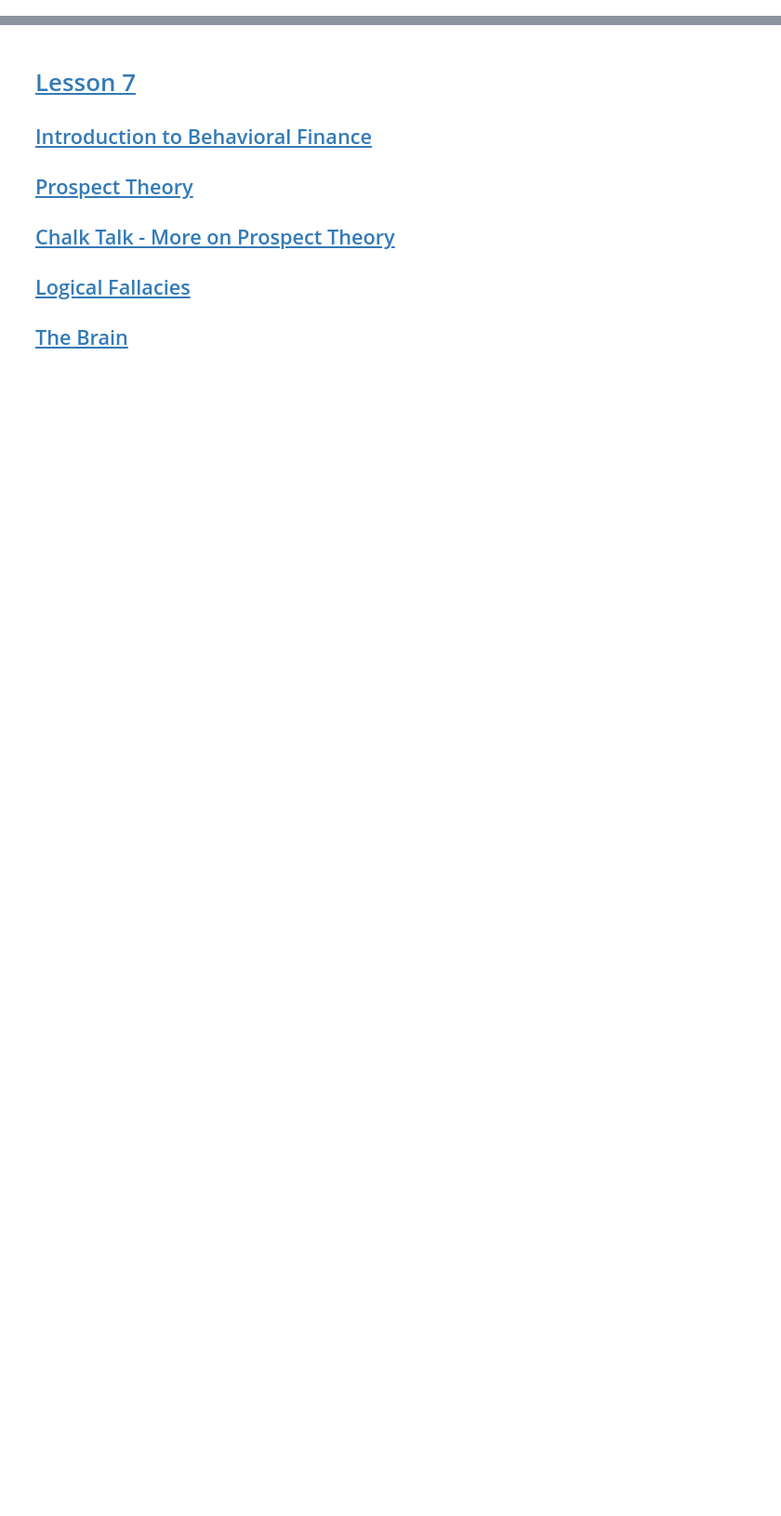
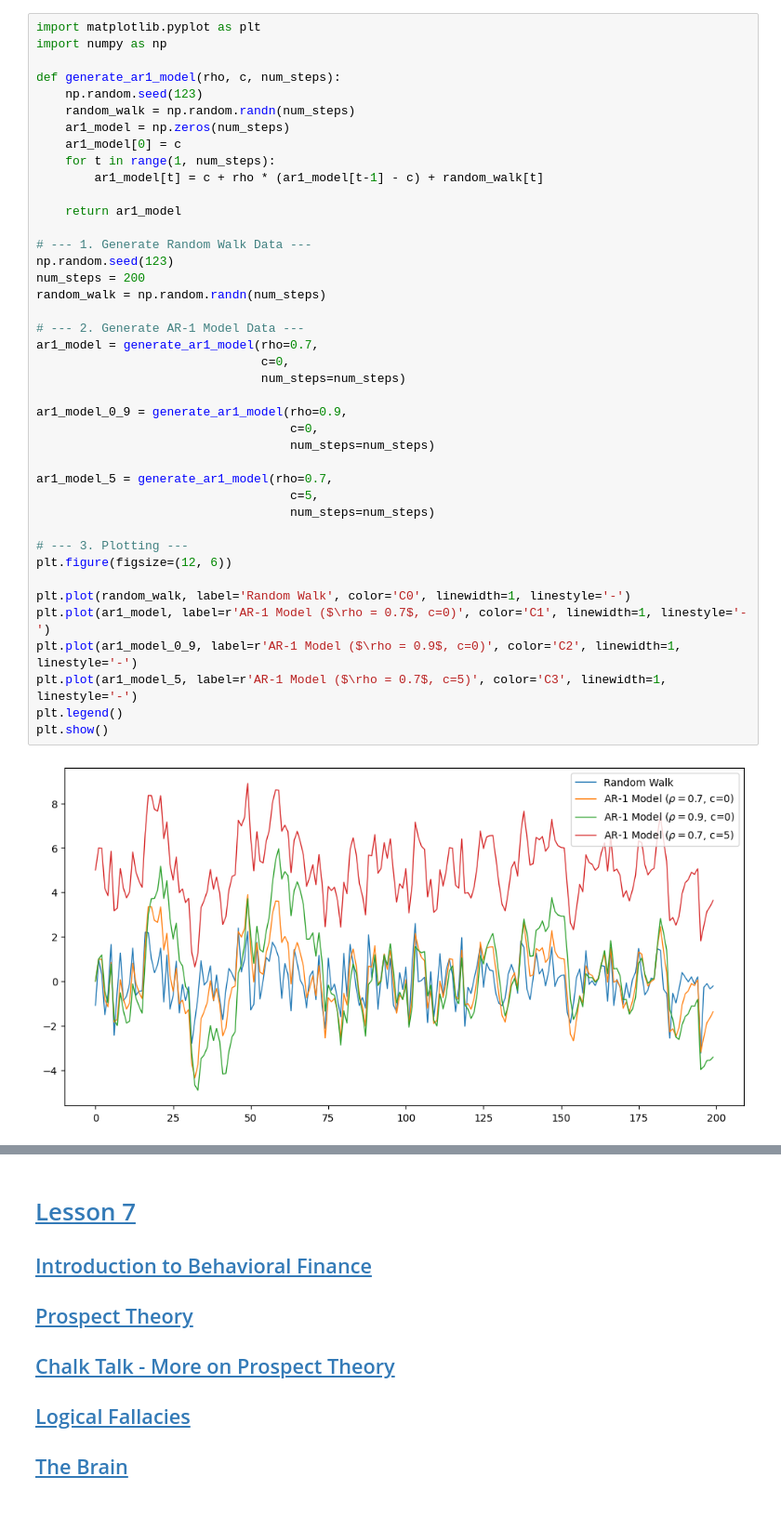
Before and after one commit to PeeteKeesel/coursera-summaries, a Jupyter notebook: courses/financial_markets/02_Module.ipynb, the cells around one changed output, grey strips where cells are left out. Shown at 93% size. Saved outputs shown, nothing was run; the diff lists cells and outputs as text; blank space fills up the shorter version.

```diff
--- a/courses/financial_markets/02_Module.ipynb
+++ b/courses/financial_markets/02_Module.ipynb
@@ -98,0 +141,43 @@ We have home insurances, casualty insurance that protexts you against accidents
+# %%
+import matplotlib.pyplot as plt
+import numpy as np
+
+def generate_ar1_model(rho, c, num_steps):
+    np.random.seed(123)
+    random_walk = np.random.randn(num_steps)
+    ar1_model = np.zeros(num_steps)
+    ar1_model[0] = c
+    for t in range(1, num_steps):
+        ar1_model[t] = c + rho * (ar1_model[t-1] - c) + random_walk[t]
+
+    return ar1_model
+
+# --- 1. Generate Random Walk Data ---
+np.random.seed(123)
+num_steps = 200
+random_walk = np.random.randn(num_steps)
+
+# --- 2. Generate AR-1 Model Data ---
+ar1_model = generate_ar1_model(rho=0.7,
+                               c=0,
+                               num_steps=num_steps)
+
+ar1_model_0_9 = generate_ar1_model(rho=0.9,
+                                   c=0,
+                                   num_steps=num_steps)
+
+ar1_model_5 = generate_ar1_model(rho=0.7,
+                                   c=5,
+                                   num_steps=num_steps)
+
+# --- 3. Plotting ---
+plt.figure(figsize=(12, 6))
+
+plt.plot(random_walk, label='Random Walk', color='C0', linewidth=1, linestyle='-')
+plt.plot(ar1_model, label=r'AR-1 Model ($\rho = 0.7$, c=0)', color='C1', linewidth=1, linestyle='-')
+plt.plot(ar1_model_0_9, label=r'AR-1 Model ($\rho = 0.9$, c=0)', color='C2', linewidth=1, linestyle='-')
+plt.plot(ar1_model_5, label=r'AR-1 Model ($\rho = 0.7$, c=5)', color='C3', linewidth=1, linestyle='-')
+plt.legend()
+plt.show()
+# %% [output]
+[figure, added]
```
Also changed, not shown: parts of 6 cells of this notebook, 3 other files.
